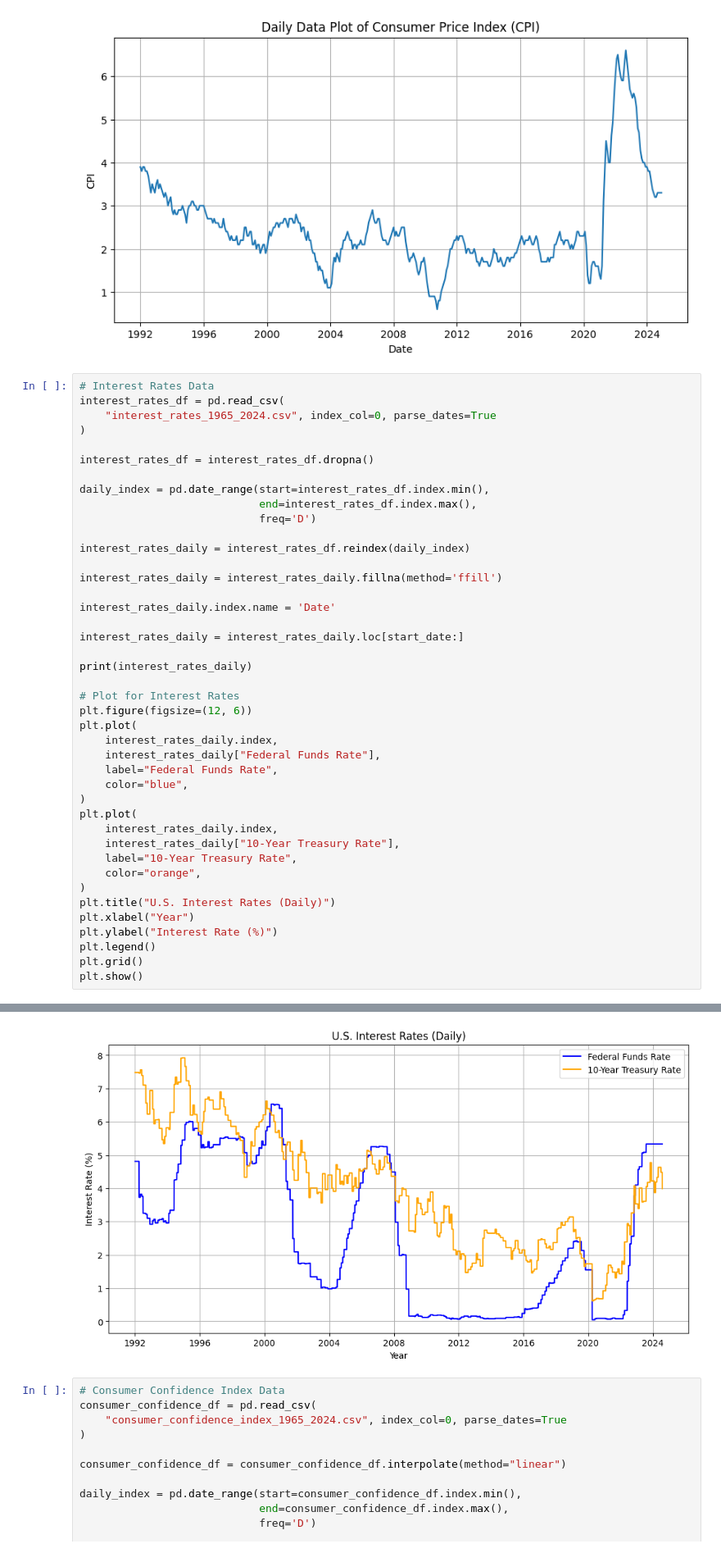
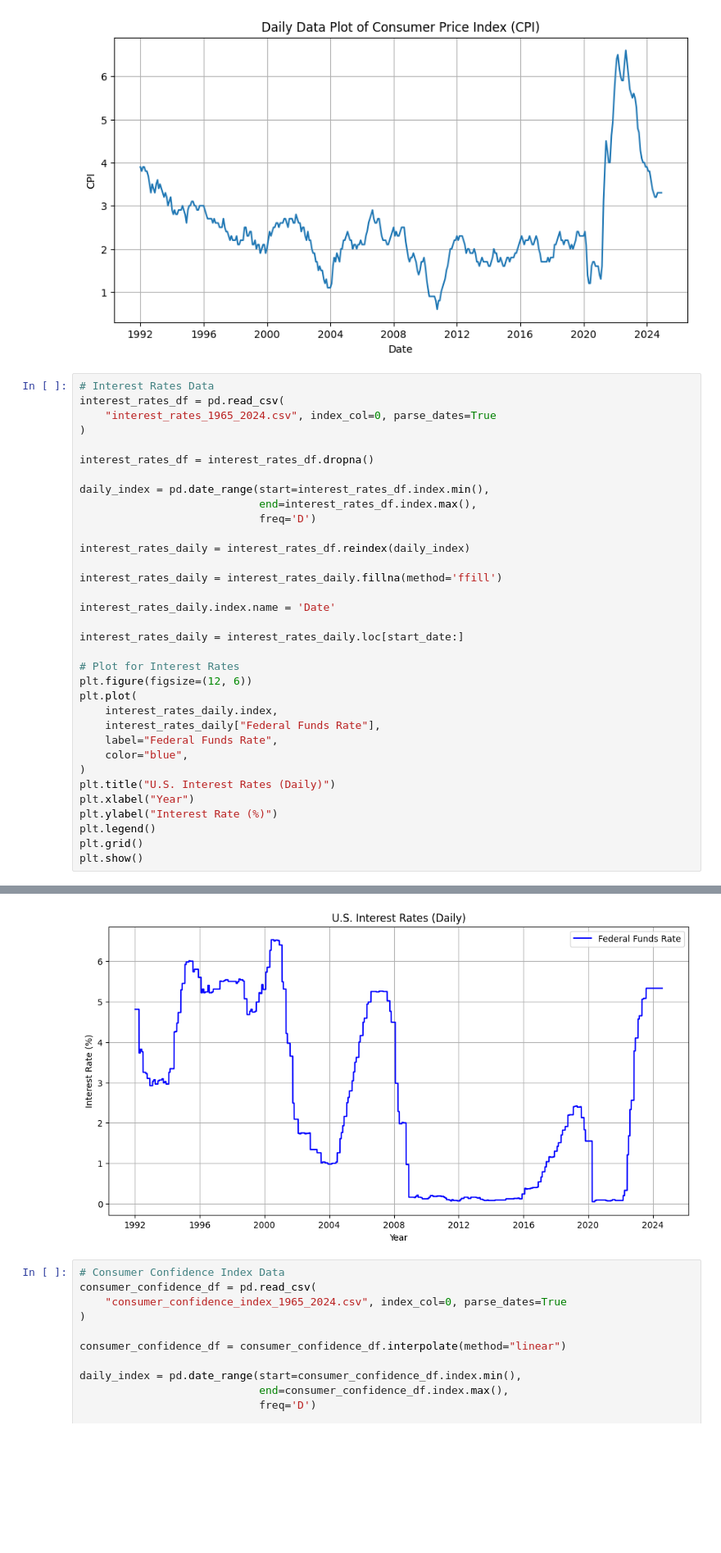
Before and after one commit to MichaelP901/Stock-Market-Predictor, a Jupyter notebook: capstone.ipynb, the cells around one changed output, grey strips where cells are left out. Shown at 82% size. Saved outputs shown, nothing was run; the diff lists cells and outputs as text; blank space fills up the shorter version.

```diff
--- a/capstone.ipynb
+++ b/capstone.ipynb
@@ -217,8 +214,6 @@ interest_rates_daily.index.name = 'Date'
 
 interest_rates_daily = interest_rates_daily.loc[start_date:]
 
-print(interest_rates_daily)
-
 # Plot for Interest Rates
 plt.figure(figsize=(12, 6))
 plt.plot(
@@ -227,12 +222,6 @@ plt.plot(
     label="Federal Funds Rate",
     color="blue",
 )
-plt.plot(
-    interest_rates_daily.index,
-    interest_rates_daily["10-Year Treasury Rate"],
-    label="10-Year Treasury Rate",
-    color="orange",
-)
 plt.title("U.S. Interest Rates (Daily)")
 plt.xlabel("Year")
 plt.ylabel("Interest Rate (%)")
@@ -258,4 +232,4 @@ Date
-[figure, old version]
+[figure, new version]
 # %%
 # Consumer Confidence Index Data
 consumer_confidence_df = pd.read_csv(
```
Also changed, not shown: parts of 35 cells of this notebook.
